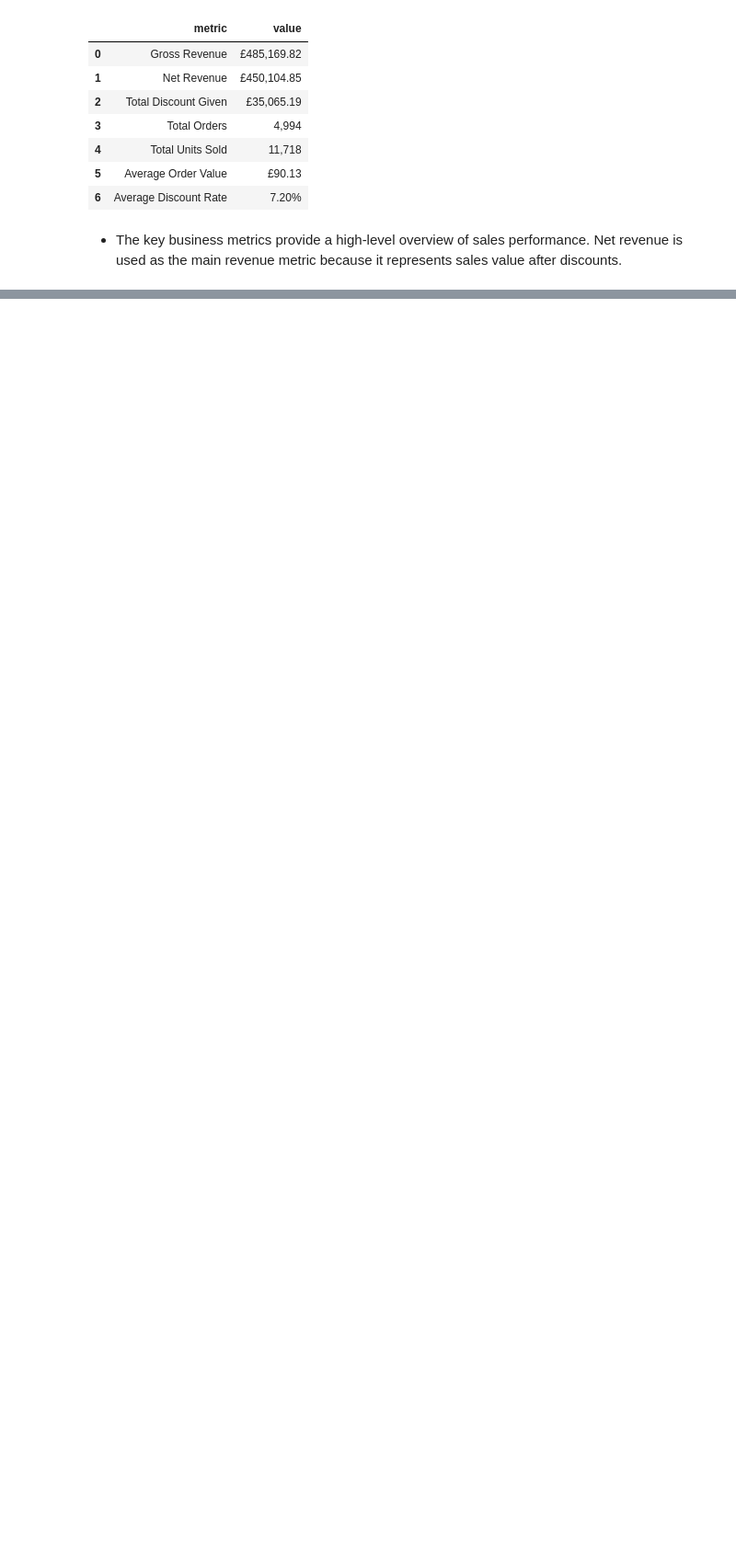
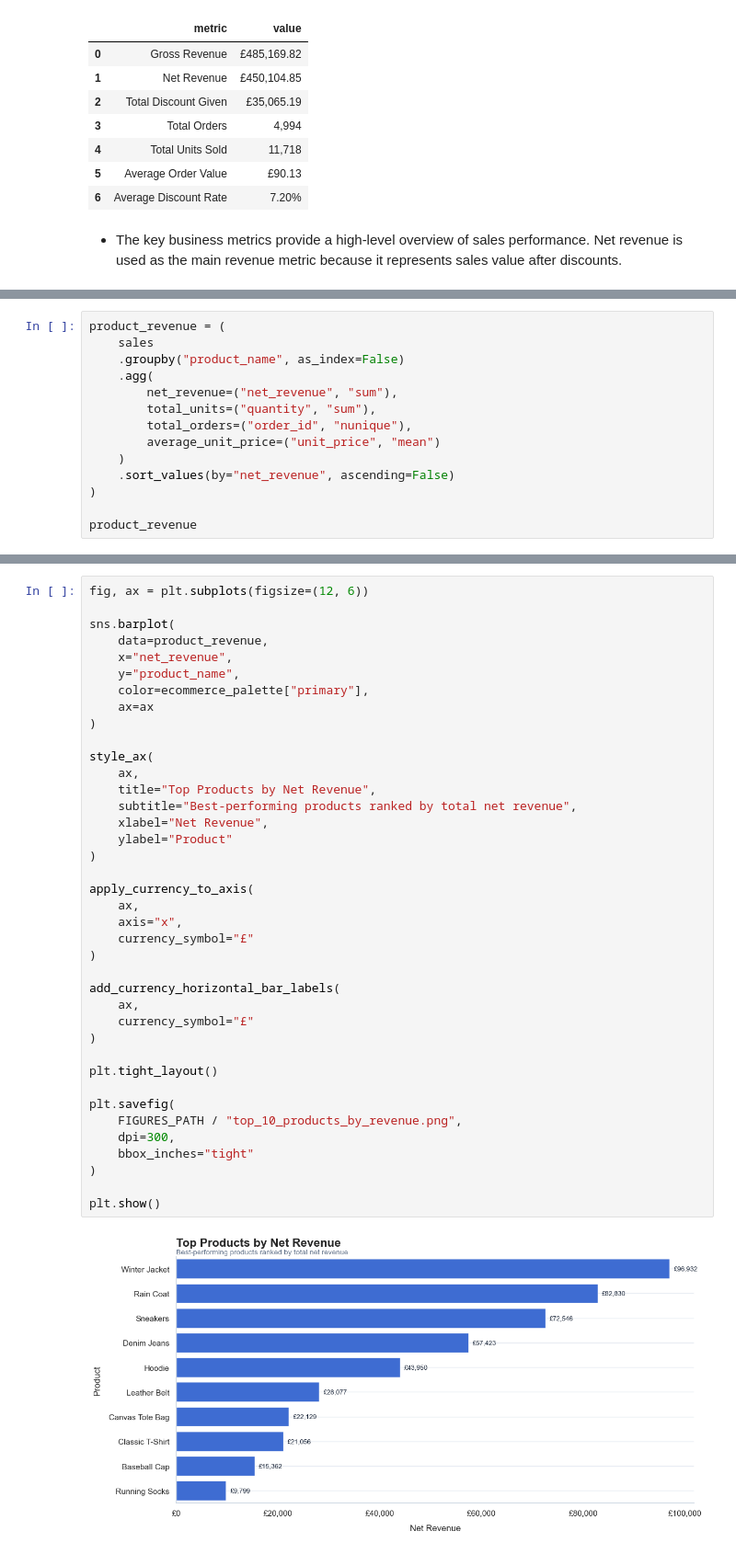
Before and after one commit to JoalysonLima/small-business-sales-analysis, a Jupyter notebook: notebooks/01_sales_cleaning_analysis.ipynb, the cells around one changed output, grey strips where cells are left out. Shown at 92% size. Cells and saved outputs as stored; diff of their text form; blank space fills up the shorter version.

```diff
--- a/notebooks/01_sales_cleaning_analysis.ipynb
+++ b/notebooks/01_sales_cleaning_analysis.ipynb
@@ -1527,0 +1868,14 @@ business_summary
+# %%
+product_revenue = (
+    sales
+    .groupby("product_name", as_index=False)
+    .agg(
+        net_revenue=("net_revenue", "sum"),
+        total_units=("quantity", "sum"),
+        total_orders=("order_id", "nunique"),
+        average_unit_price=("unit_price", "mean")
+    )
+    .sort_values(by="net_revenue", ascending=False)
+)
+
+product_revenue
@@ -1527,0 +1894,41 @@ business_summary
+# %%
+fig, ax = plt.subplots(figsize=(12, 6))
+
+sns.barplot(
+    data=product_revenue,
+    x="net_revenue",
+    y="product_name",
+    color=ecommerce_palette["primary"],
+    ax=ax
+)
+
+style_ax(
+    ax,
+    title="Top Products by Net Revenue",
+    subtitle="Best-performing products ranked by total net revenue",
+    xlabel="Net Revenue",
+    ylabel="Product"
+)
+
+apply_currency_to_axis(
+    ax,
+    axis="x",
+    currency_symbol="£"
+)
+
+add_currency_horizontal_bar_labels(
+    ax,
+    currency_symbol="£"
+)
+
+plt.tight_layout()
+
+plt.savefig(
+    FIGURES_PATH / "top_10_products_by_revenue.png",
+    dpi=300,
+    bbox_inches="tight"
+)
+
+plt.show()
+# %% [output]
+[figure, added]
```
Also changed, not shown: parts of 24 cells of this notebook, 3 other files.
